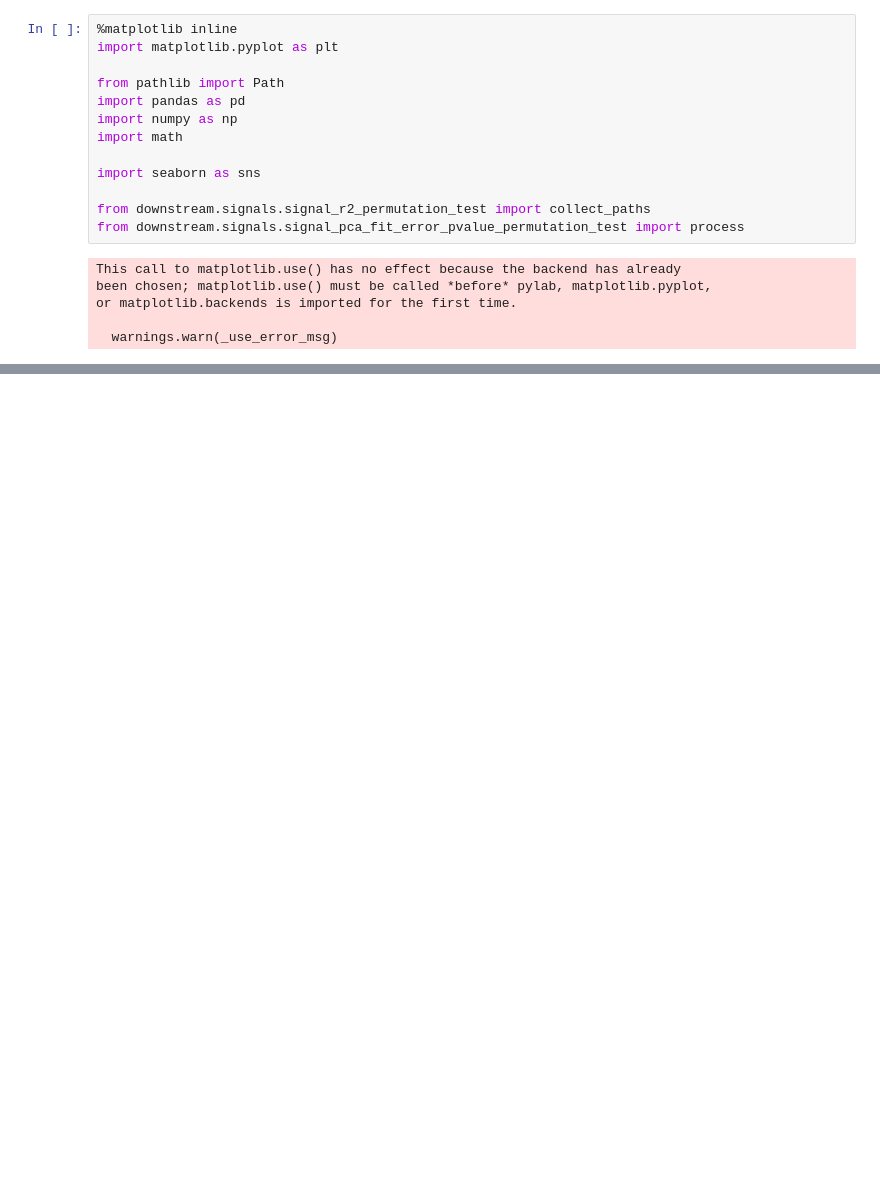
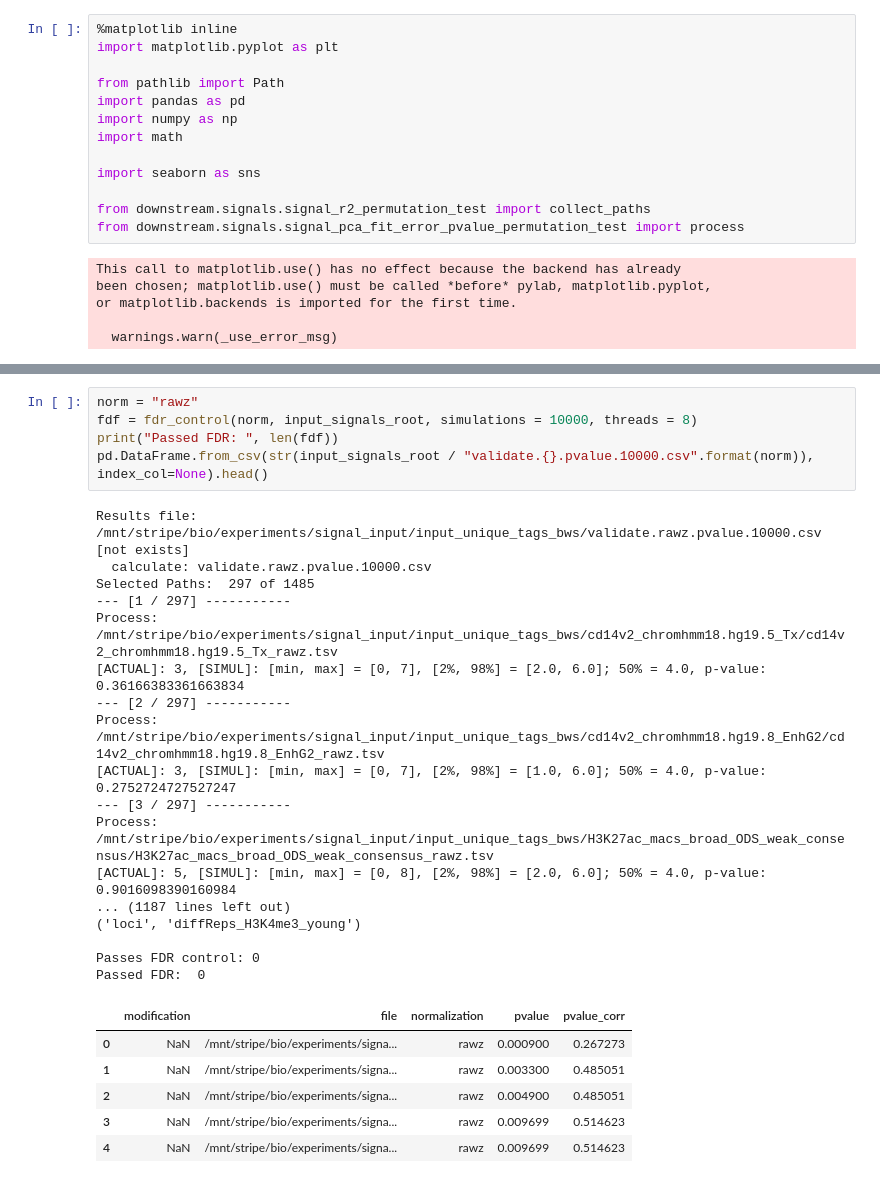
Before and after one commit to JetBrains-Research/washu, a Jupyter notebook: downstream/notebooks/Signal Pvalues Test.ipynb, the cells around one changed output, grey strips where cells are left out. Cells and saved outputs as stored; diff of their text form; blank space fills up the shorter version.

```diff
--- a/downstream/notebooks/Signal Pvalues Test.ipynb
+++ b/downstream/notebooks/Signal Pvalues Test.ipynb
@@ -135,0 +159,29 @@ Passes FDR control: 22
+# %%
+norm = "rawz"
+fdf = fdr_control(norm, input_signals_root, simulations = 10000, threads = 8)
+print("Passed FDR: ", len(fdf))
+pd.DataFrame.from_csv(str(input_signals_root / "validate.{}.pvalue.10000.csv".format(norm)), index_col=None).head()
+# %% [output]
+Results file: /mnt/stripe/bio/experiments/signal_input/input_unique_tags_bws/validate.rawz.pvalue.10000.csv [not exists]
+  calculate: validate.rawz.pvalue.10000.csv
+Selected Paths:  297 of 1485
+--- [1 / 297] -----------
+Process: /mnt/stripe/bio/experiments/signal_input/input_unique_tags_bws/cd14v2_chromhmm18.hg19.5_Tx/cd14v2_chromhmm18.hg19.5_Tx_rawz.tsv
+[ACTUAL]: 3, [SIMUL]: [min, max] = [0, 7], [2%, 98%] = [2.0, 6.0]; 50% = 4.0, p-value: 0.36166383361663834
+--- [2 / 297] -----------
+Process: /mnt/stripe/bio/experiments/signal_input/input_unique_tags_bws/cd14v2_chromhmm18.hg19.8_EnhG2/cd14v2_chromhmm18.hg19.8_EnhG2_rawz.tsv
+[ACTUAL]: 3, [SIMUL]: [min, max] = [0, 7], [2%, 98%] = [1.0, 6.0]; 50% = 4.0, p-value: 0.2752724727527247
+--- [3 / 297] -----------
+Process: /mnt/stripe/bio/experiments/signal_input/input_unique_tags_bws/H3K27ac_macs_broad_ODS_weak_consensus/H3K27ac_macs_broad_ODS_weak_consensus_rawz.tsv
+[ACTUAL]: 5, [SIMUL]: [min, max] = [0, 8], [2%, 98%] = [2.0, 6.0]; 50% = 4.0, p-value: 0.9016098390160984
+... (1187 lines left out)
+('loci', 'diffReps_H3K4me3_young')
+
+Passes FDR control: 0
+Passed FDR:  0
+|  | modification | file | normalization | pvalue | pvalue_corr |
+| 0 | NaN | /mnt/stripe/bio/experiments/signa... | rawz | 0.000900 | 0.267273 |
+| 1 | NaN | /mnt/stripe/bio/experiments/signa... | rawz | 0.003300 | 0.485051 |
+| 2 | NaN | /mnt/stripe/bio/experiments/signa... | rawz | 0.004900 | 0.485051 |
+| 3 | NaN | /mnt/stripe/bio/experiments/signa... | rawz | 0.009699 | 0.514623 |
+| 4 | NaN | /mnt/stripe/bio/experiments/signa... | rawz | 0.009699 | 0.514623 |
```
Also changed, not shown: parts of 15 cells of this notebook.
